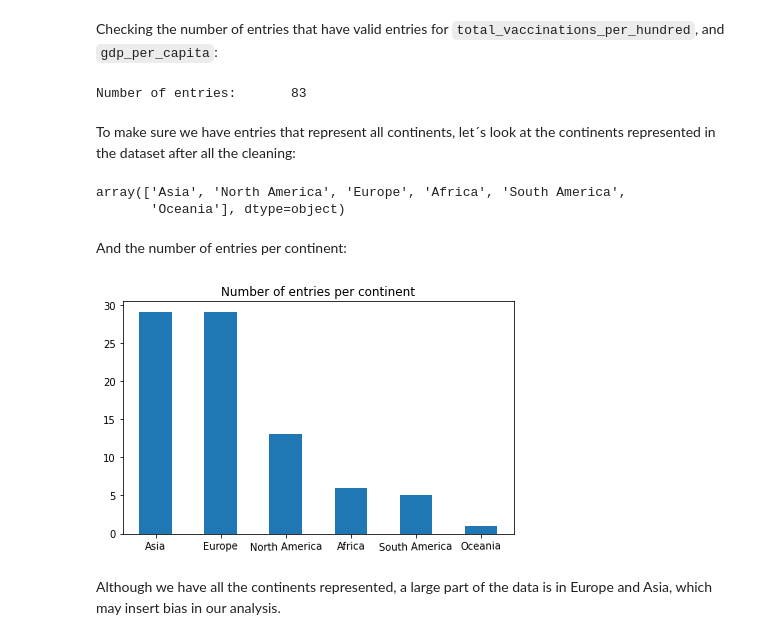
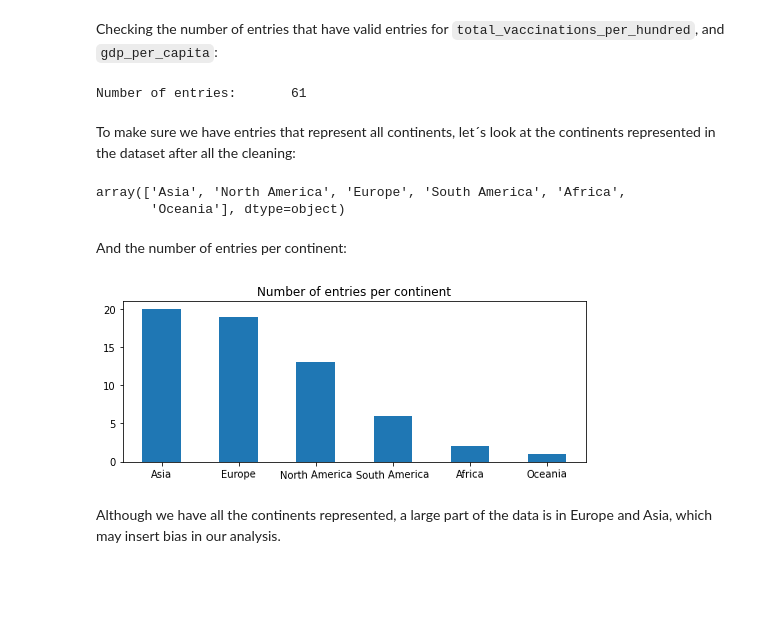
Before and after one commit to christianeloysio/Data_Science, a Jupyter notebook: Who_gets_to_live_during_the_pandemic?.ipynb, the cells around one changed output. Saved outputs shown, nothing was run; the diff lists cells and outputs as text; code cells hidden in the pictures; blank space fills up the shorter version.

```diff
--- a/Who_gets_to_live_during_the_pandemic?.ipynb
+++ b/Who_gets_to_live_during_the_pandemic?.ipynb
@@ -364,7 +364,7 @@ Timestamp('2021-10-07 00:00:00')
 # %% [markdown]
 Let´s keep only the entries that are from that specific date:
 # %%
-last_df = df[df.date == "2021-10-07"].copy()
+last_df = df[df.date == "2021-10-08"].copy()
 # %% [markdown]
 And delete the entries that have one of the two mentioned variables, or `continent` missing:
 # %%
@@ -374,22 +374,22 @@ Checking the number of entries that have valid entries for `total_vaccinations_p
 # %%
 print("Number of entries: \t {}".format(last_df.shape[0]))
 # %% [output]
-Number of entries:       83
+Number of entries:       61
 # %% [markdown]
 To make sure we have entries that represent all continents, let´s look at the  continents represented in the dataset after all the cleaning:
 # %%
 last_df.continent.unique()
 # %% [output]
-array(['Asia', 'North America', 'Europe', 'Africa', 'South America',
+array(['Asia', 'North America', 'Europe', 'South America', 'Africa',
        'Oceania'], dtype=object)
 # %% [markdown]
 And the number of entries per continent:
 # %%
-last_df.continent.value_counts().plot(kind="bar", title="Number of entries per continent", rot=1);
+last_df.continent.value_counts().plot(kind="bar", title="Number of entries per continent", rot=1, figsize=(7,3));
 
 plt.tight_layout()
 # %% [output]
-[figure, old version]
+[figure, new version]
 # %% [markdown]
 Although we have all the continents represented, a large part of the data is in Europe and Asia, which may insert bias in our analysis.
 # %% [markdown]
```
Also changed, not shown: parts of 11 cells of this notebook.
